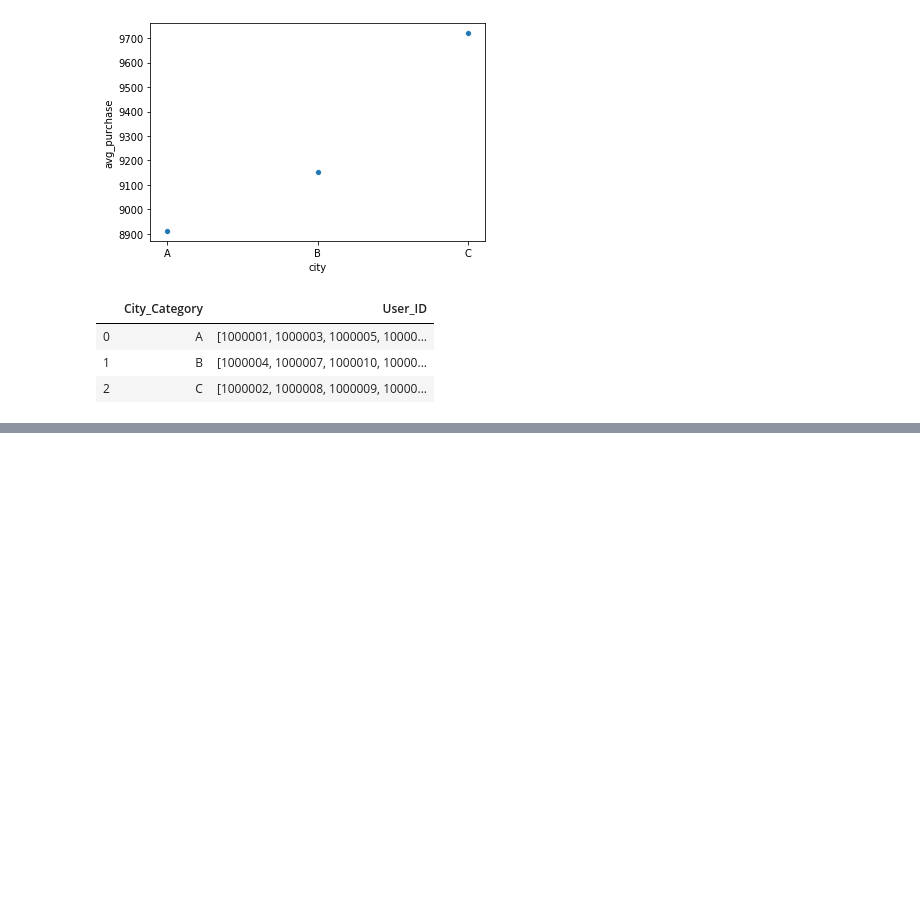
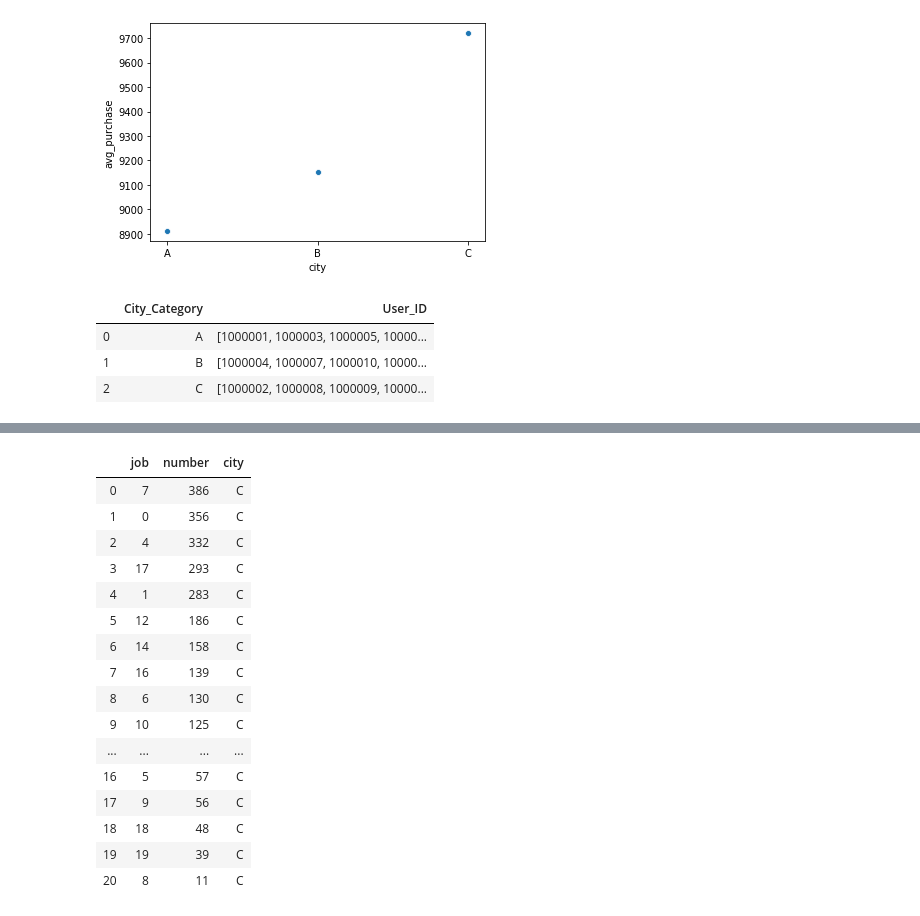
Before and after one commit to joseh4/Predicting_Black_Friday_Shopping_Purcahses, a Jupyter notebook: working_notebook.ipynb, the cells around one changed output, grey strips where cells are left out. Cells and saved outputs as stored; diff of their text form; code cells hidden in the pictures; blank space fills up the shorter version.

```diff
--- a/working_notebook.ipynb
+++ b/working_notebook.ipynb
@@ -208,0 +282,28 @@ KeyError: 'A'
+# %%
+city_c = df3.loc[df3['City_Category'] == 'C']
+city_c.sort_values(by = 'Occupation')
+city_c = pd.DataFrame(city_c['Occupation'].value_counts())
+city_c.reset_index(inplace = True)
+city_c.rename(columns = {'index':'job','Occupation':'number'}, inplace = True)
+city_c['job'] = city_c['job'].str.get(0)
+city = ['C','C','C','C','C','C','C','C','C','C','C','C','C','C','C','C','C','C','C','C','C']
+city_c['city'] = city
+city_c
+# %% [output]
+|  | job | number | city |
+| 0 | 7 | 386 | C |
+| 1 | 0 | 356 | C |
+| 2 | 4 | 332 | C |
+| 3 | 17 | 293 | C |
+| 4 | 1 | 283 | C |
+| 5 | 12 | 186 | C |
+| 6 | 14 | 158 | C |
+| 7 | 16 | 139 | C |
+| 8 | 6 | 130 | C |
+| 9 | 10 | 125 | C |
+| ... | ... | ... | ... |
+| 16 | 5 | 57 | C |
+| 17 | 9 | 56 | C |
+| 18 | 18 | 48 | C |
+| 19 | 19 | 39 | C |
+| 20 | 8 | 11 | C |
```
Also changed, not shown: parts of 24 cells of this notebook, 1 other file.
